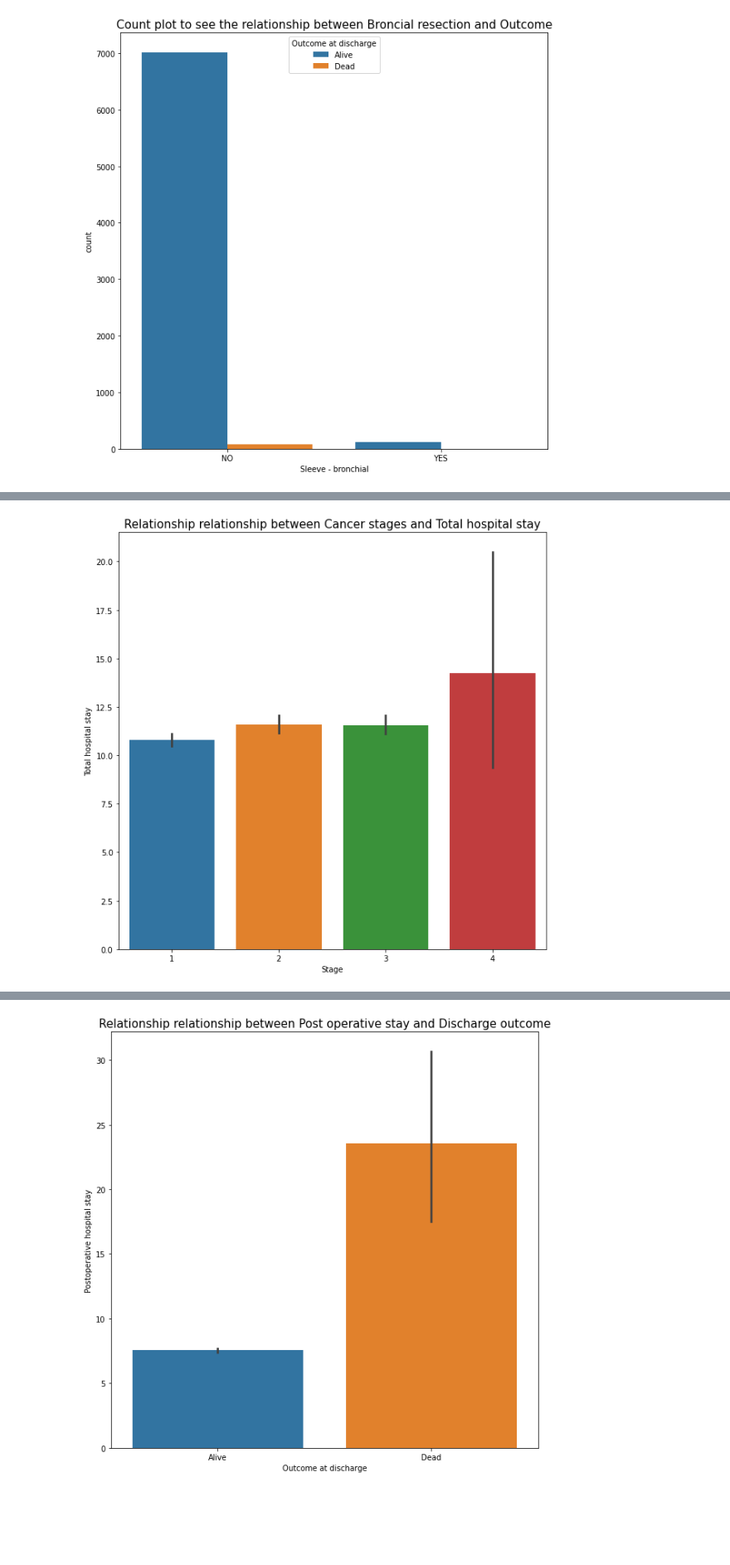
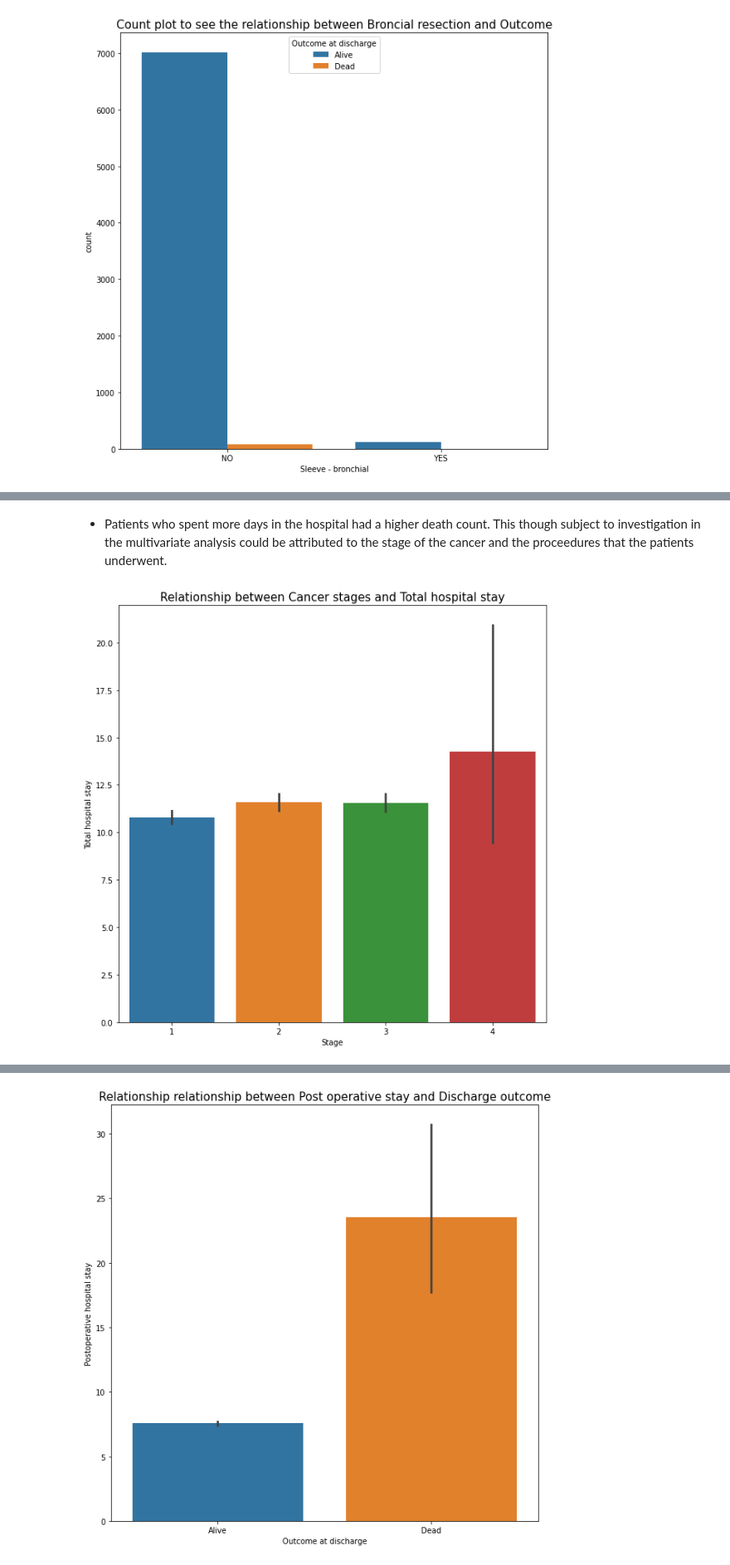
Before and after one commit to CHRISTINEMUTHEE/Lung-Cancer-, a Jupyter notebook: mass_code.ipynb, the cells around one changed output, grey strips where cells are left out. Shown at 83% size. Drawn from its saved outputs; the diff is of its cells as text; code cells hidden in the pictures; blank space fills up the shorter version.

```diff
--- a/mass_code.ipynb
+++ b/mass_code.ipynb
@@ -522,7 +533,10 @@ plt.show()
+# %% [markdown]
+* Patients who spent more days in the hospital had a higher death count. This though subject to investigation in the multivariate analysis could be attributed to the stage of the cancer and the proceedures that the patients underwent.
 # %%
+# Relationship between Cancer stages and Total hospital stay
 plt.figure(figsize=(10,10))
 sns.barplot(x='Stage',y='Total hospital stay',data=df_poland)
-plt.title("Relationship relationship between Cancer stages and Total hospital stay",fontsize=15)
+plt.title("Relationship between Cancer stages and Total hospital stay",fontsize=15)
 plt.show()
 # %% [output]
-[figure, old version]
+[figure, new version]
```
Also changed, not shown: parts of 26 cells of this notebook.
